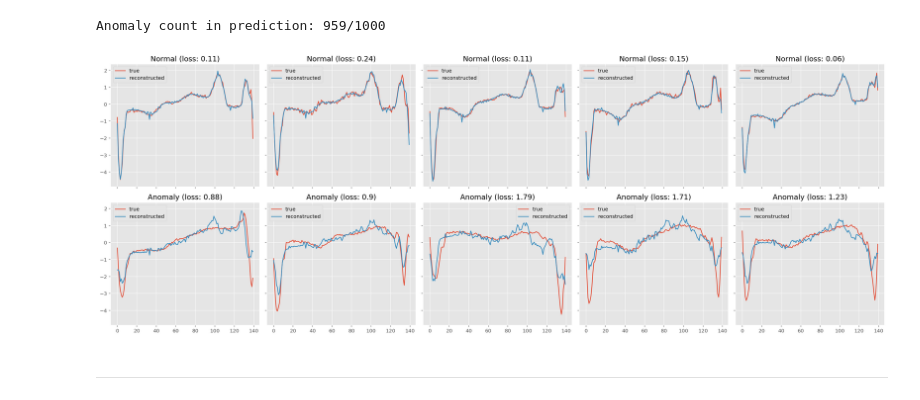
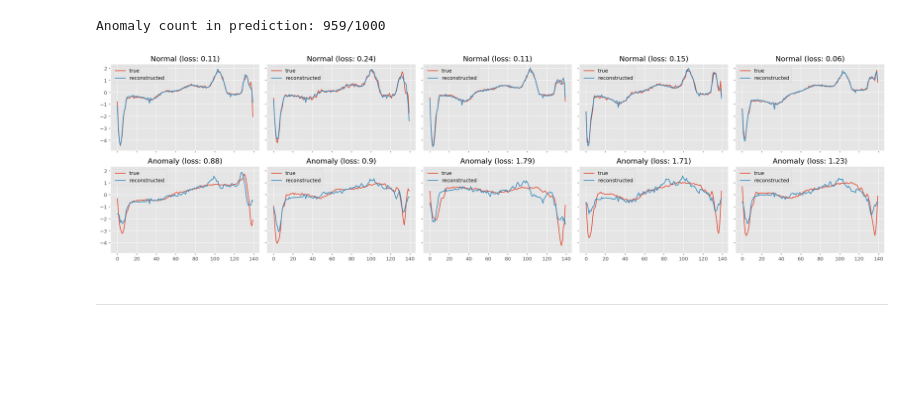
Before and after one commit to rch1025/Business-Analytics, a Jupyter notebook: Anomaly Detection/LSTM AutoEncoder.ipynb, the cells around one changed output. Drawn from its saved outputs; the diff is of its cells as text; code cells hidden in the pictures; blank space fills up the shorter version.

```diff
--- a/Anomaly Detection/LSTM AutoEncoder.ipynb
+++ b/Anomaly Detection/LSTM AutoEncoder.ipynb
@@ -439,8 +445,8 @@ plt.show();
 """파라미터 저장"""
 MODEL_PATH = 'LSTM_AE_parameter.pth'
 
-torch.save(model, MODEL_PATH)
-# model.load_state_dict(torch.load('LSTM_AE_parameter.pth'))
+# torch.save(model, MODEL_PATH)
+model = torch.load(MODEL_PATH)
 # %% [markdown]
 ### 임계값 설정
 - Train dataset에 대한 reconstruction error를 확인한다.
@@ -556,21 +562,21 @@ def plot_prediction(data, model, title, ax):
 # %%
 fig, axs = plt.subplots(
   nrows=2,
   ncols=5,
   sharey=True,
   sharex=True,
-  figsize=(22, 8)
+  figsize=(22, 6)
 )
 
 for i, data in enumerate(test_normal_dataset[:5]):
   plot_prediction(data, model, title='Normal', ax=axs[0, i])
 
 for i, data in enumerate(test_anomaly_dataset[:5]):
   plot_prediction(data, model, title='Anomaly', ax=axs[1, i])
 
 fig.tight_layout();
 # %% [output]
-[figure, old version]
+[figure, new version]
 # %% [markdown]
 ----
 # %% [markdown]
```
Also changed, not shown: parts of 39 cells of this notebook, 1 other file.
